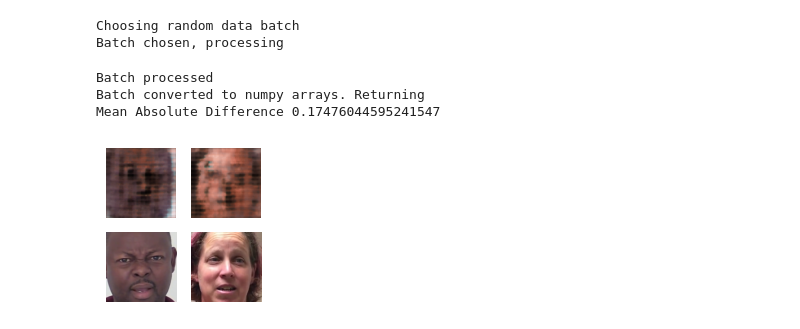
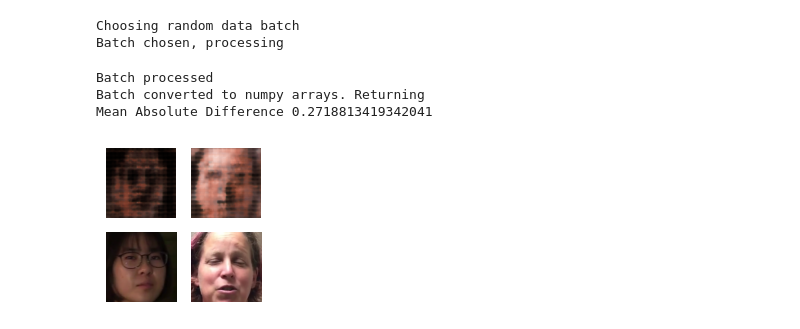
Before and after one commit to Blinco0/deepfake-lip-sync, a Jupyter notebook: demo.ipynb, the cells around one changed output. Saved outputs shown, nothing was run; the diff lists cells and outputs as text; code cells hidden in the pictures.

```diff
--- a/demo.ipynb
+++ b/demo.ipynb
@@ -39,7 +39,7 @@ def khoas_get_batch(batch_size, seed=0):
     """
     random.seed(seed)
 
-    data_path = './dataset/train/real/'
+    data_path = '/media/khoa/Stuff/dataset/train/real/'
 
     # Go through datapath, append every png file to the png list.
     png_list = []
@@ -156,10 +156,10 @@ To enable them in other operations, rebuild TensorFlow with the appropriate comp
 # %%
-imgs, img_concats, audio_samples = khoas_get_batch(2, random.randint(0, 1000))
+imgs, img_concats, audio_samples = khoas_get_batch(2, 100)
 generate_and_save_images(gen, 100, imgs, img_concats, audio_samples, False)
 # %% [output]
 Choosing random data batch
 Batch chosen, processing
 Batch processed
 Batch converted to numpy arrays. Returning
-Mean Absolute Difference 0.17476044595241547
+Mean Absolute Difference 0.2718813419342041
-[figure, old version]
+[figure, new version]
```
Also changed, not shown: parts of 2 cells of this notebook, 8 other files.
